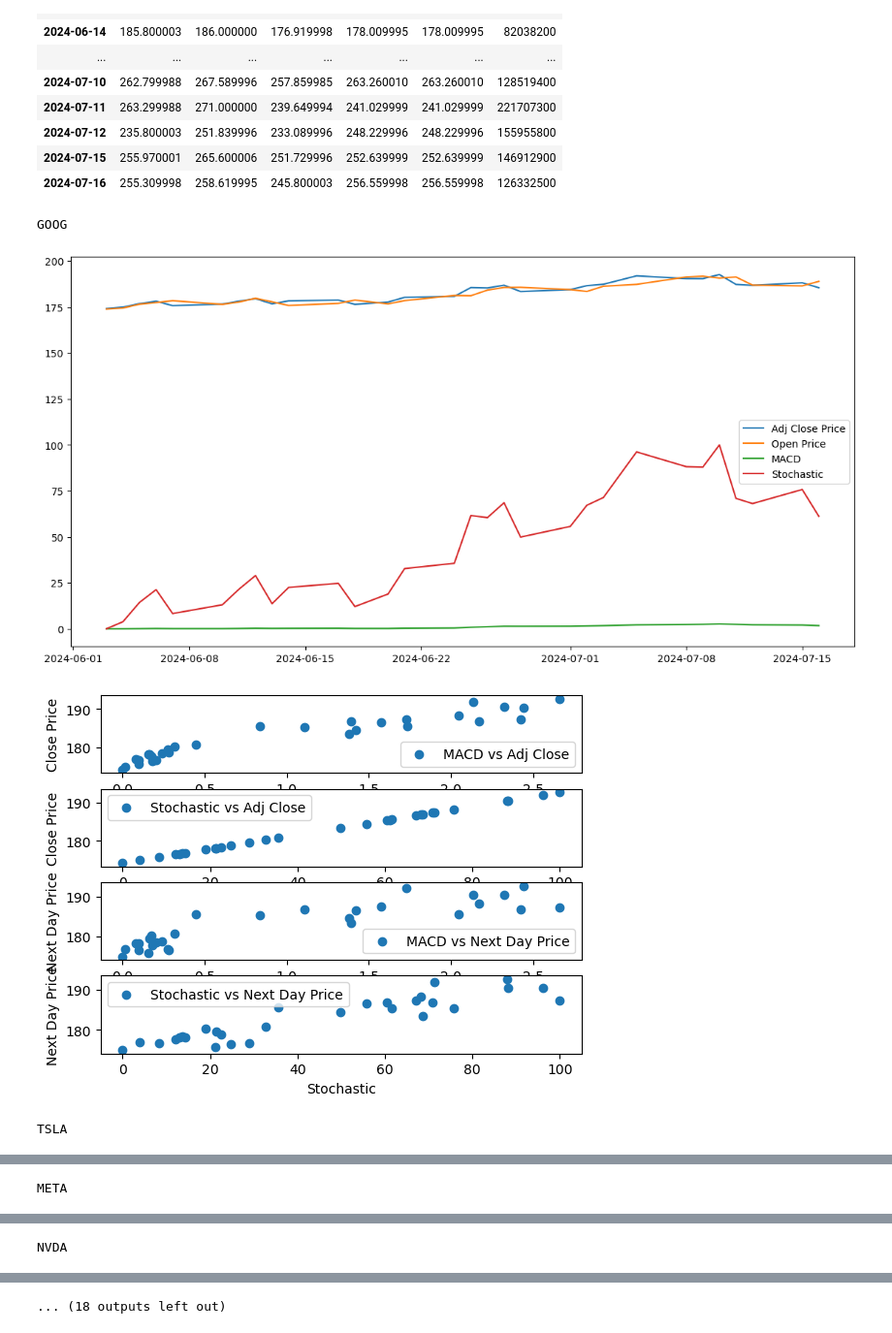
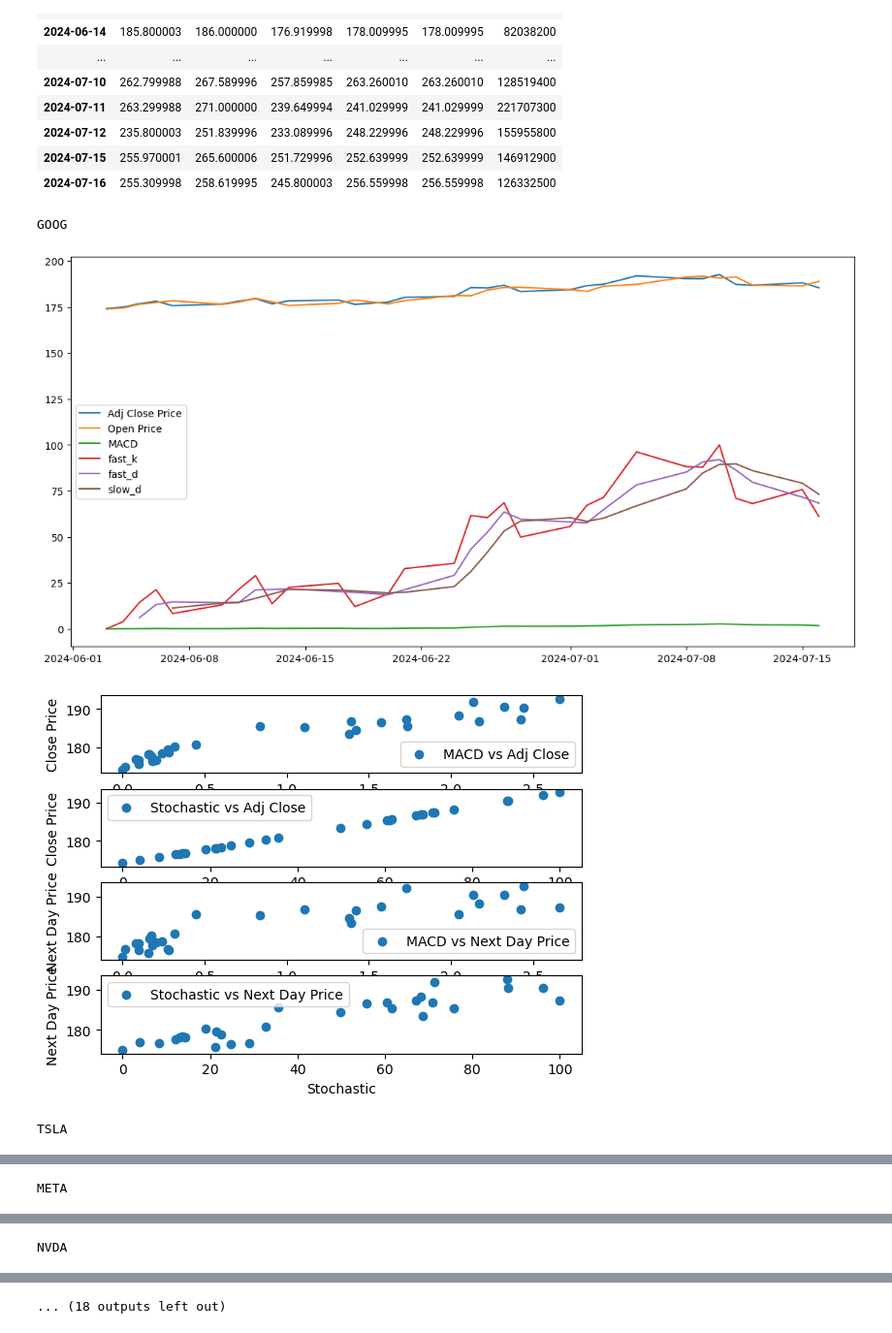
Before and after one commit to celloii/Market_Prediction, a Jupyter notebook: FeatureTesting.ipynb, the cells around one changed output, grey strips where cells are left out. Shown at 97% size. Drawn from its saved outputs; the diff is of its cells as text; code cells hidden in the pictures.

Commit message:
fast d and slow d percent line

```diff
--- a/FeatureTesting.ipynb
+++ b/FeatureTesting.ipynb
@@ -90,3 +51,25 @@ for stock in tickers:
+# %%
+ema_12 = {}
+ema_26 = {}
+ema_9 = {}
+
+fast_d = {}
+slow_k = {}
+slow_d = {}
+
+for stock in tickers:
+  ema_12[stock] = stock_data[stock]['Adj Close'].ewm(span = 12).mean()
+  ema_26[stock] = stock_data[stock]['Adj Close'].ewm(span = 26).mean()
+  macd_data[stock] = ema_12[stock] - ema_26[stock]
+
+  low_value = (stock_data[stock]['Adj Close']).min()
+  high_value = stock_data[stock]['Adj Close'].max()
+  stochastic_data[stock] = ((stock_data[stock]['Adj Close'] - low_value) / (high_value-low_value)) * 100 #stochastic line
+  fast_d[stock] = stochastic_data[stock].rolling(3).mean()
+  slow_k[stock] = fast_d[stock]
+  slow_d[stock] = slow_k[stock].rolling(3).mean()
+
+  next_day[stock] = stock_data[stock]['Adj Close'].shift(-1)
 # %%
 for stock in tickers:
     print(stock)
@@ -94,37 +77,39 @@ for stock in tickers:
     plt.plot(stock_data[stock]['Adj Close'], label='Adj Close Price')
     plt.plot(stock_data[stock]['Open'], label='Open Price')
     plt.plot(macd_data[stock], label = 'MACD')
-    plt.plot(stochastic_data[stock], label = 'Stochastic')
+    plt.plot(stochastic_data[stock], label = 'fast_k')
+    plt.plot(fast_d[stock], label = 'fast_d')
+    plt.plot(slow_d[stock], label = 'slow_d')
     plt.legend()
     plt.show()
 
     plt.subplot(4, 1, 1)
     plt.scatter(macd_data[stock], stock_data[stock]['Adj Close'], label='MACD vs Adj Close')
     plt.xlabel('MACD')
     plt.ylabel('Close Price')
     plt.legend()
 
     plt.subplot(4, 1, 2)
     plt.scatter(stochastic_data[stock], stock_data[stock]['Adj Close'], label='Stochastic vs Adj Close')
     plt.xlabel('Stochastic')
     plt.ylabel('Close Price')
     plt.legend()
 
     plt.subplot(4, 1, 3)
     plt.scatter(macd_data[stock], next_day[stock], label='MACD vs Next Day Price')
     plt.xlabel('MACD')
     plt.ylabel('Next Day Price')
     plt.legend()
 
     plt.subplot(4, 1, 4)
     plt.scatter(stochastic_data[stock], next_day[stock], label='Stochastic vs Next Day Price')
     plt.xlabel('Stochastic')
     plt.ylabel('Next Day Price')
     plt.legend()
 
     plt.show()
 # %% [output]
 GOOG
-[figure, old version]
+[figure, new version]
 [figure]
 TSLA
```
Also changed, not shown: parts of 3 cells of this notebook.
